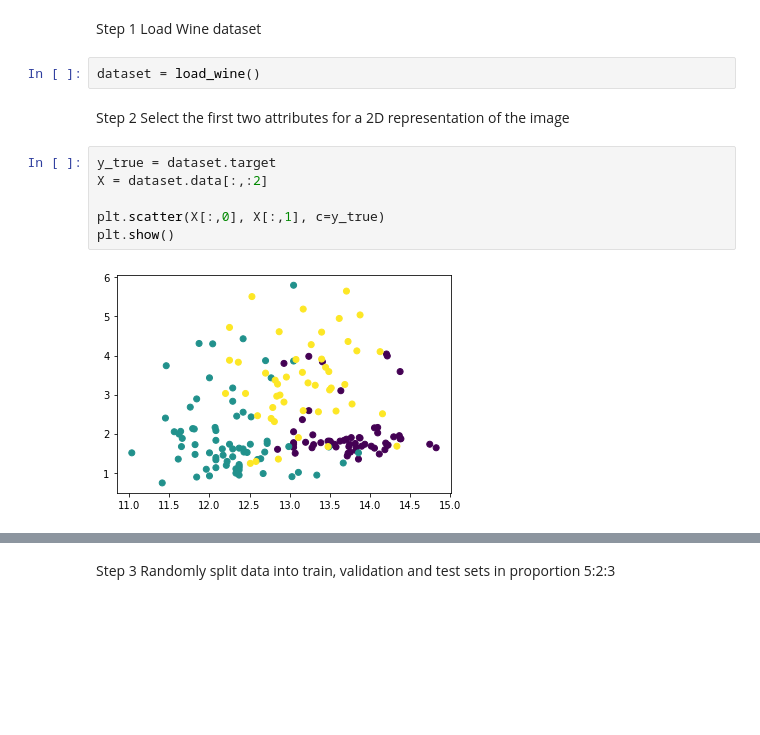
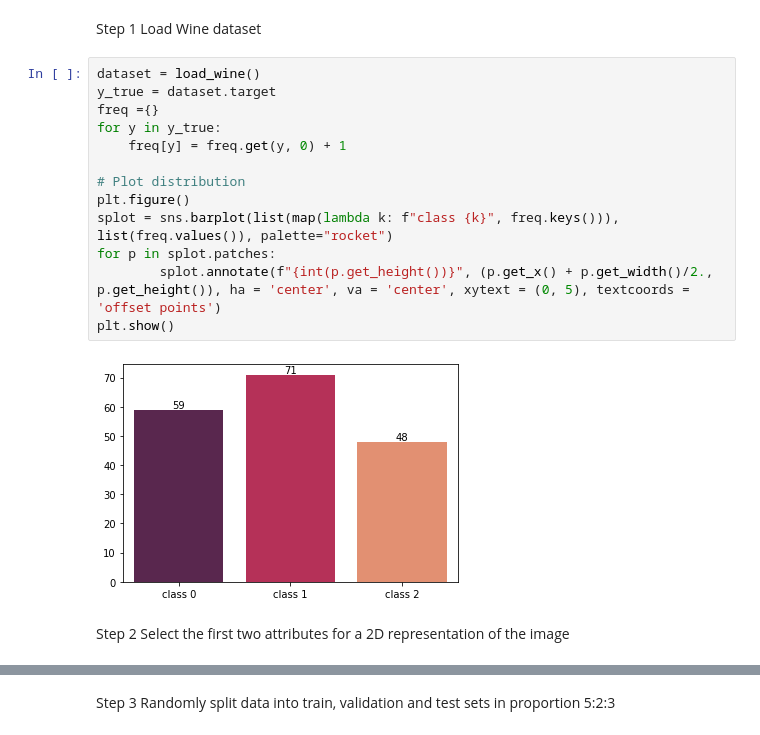
Before and after one commit to lore-lml/machine-learning2020-hw1, a Jupyter notebook: solution.ipynb, the cells around one changed output, grey strips where cells are left out. Saved outputs shown, nothing was run; the diff lists cells and outputs as text; blank space fills up the shorter version.

```diff
--- a/solution.ipynb
+++ b/solution.ipynb
@@ -34,16 +34,21 @@ def barplot_annotation(splot):
 # %% [markdown]
 Step 1
 Load Wine dataset
-# %%
-dataset = load_wine()
+# %%
+dataset = load_wine()
+y_true = dataset.target
+freq ={}
+for y in y_true:
+    freq[y] = freq.get(y, 0) + 1
+
+# Plot distribution
+plt.figure()
+splot = sns.barplot(list(map(lambda k: f"class {k}", freq.keys())), list(freq.values()), palette="rocket")
+for p in splot.patches:
+        splot.annotate(f"{int(p.get_height())}", (p.get_x() + p.get_width()/2., p.get_height()), ha = 'center', va = 'center', xytext = (0, 5), textcoords = 'offset points')
+plt.show()
+# %% [output]
+[figure, added]
 # %% [markdown]
 Step 2
 Select the first two attributes for a 2D representation of the image
-# %%
-y_true = dataset.target
-X = dataset.data[:,:2]
-
-plt.scatter(X[:,0], X[:,1], c=y_true)
-plt.show()
-# %% [output]
-[figure, removed]
```
Also changed, not shown: parts of 11 cells of this notebook, 1 other file.
